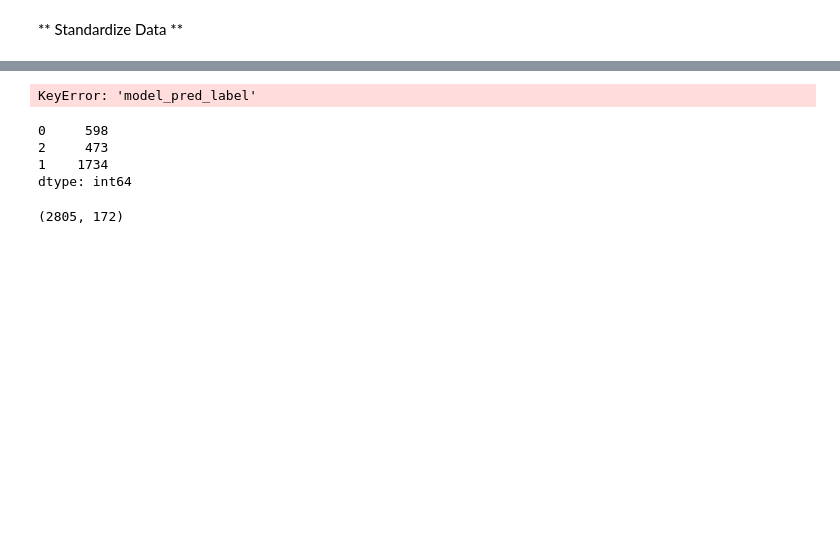
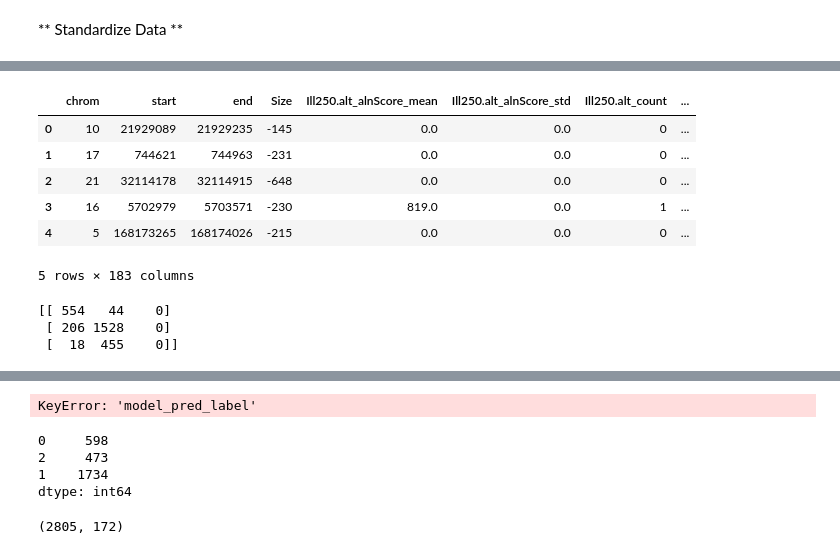
Before and after one commit to lesleymaraina/NIST, a Jupyter notebook: Notebooks/CrowdVariant/CrowdVariantAnalysis - Machine Learning-Copy1.ipynb, the cells around one changed output, grey strips where cells are left out. Saved outputs shown, nothing was run; the diff lists cells and outputs as text; code cells hidden in the pictures; blank space fills up the shorter version.

```diff
--- a/Notebooks/CrowdVariant/CrowdVariantAnalysis - Machine Learning-Copy1.ipynb
+++ b/Notebooks/CrowdVariant/CrowdVariantAnalysis - Machine Learning-Copy1.ipynb
@@ -438,0 +534,2 @@ ValueError: Number of features of the model must match the input. Model n_featur
+# %%
+X6 = pd.read_csv('/Users/lmc2/NIST/Notebooks/CrowdVariant/X6_2.csv')
@@ -438,0 +550,12 @@ ValueError: Number of features of the model must match the input. Model n_featur
+# %%
+X6['GIAB_Crowd'] = HG002_pred['GIAB_Crowd']
+X6['model_pred_label'] = model.predict(X)
+X6['chrom'] = HG002_pred_2['chrom']
+X6['start'] = HG002_pred_2['start']
+X6['end'] = HG002_pred_2['end']
+X6['Size'] = HG002_pred_2['Size']
+X6['GTcons'] = HG002_pred_2['GTcons']
+X6['Ill250.GT'] = HG002_pred_2['Ill250.GT']
+X6['Ill300x.GT'] = HG002_pred_2['Ill300x.GT']
+X6['IllMP.GT'] = HG002_pred_2['IllMP.GT']
+X6['pacbio.GT'] = HG002_pred_2['pacbio.GT']
@@ -438,0 +578,3 @@ ValueError: Number of features of the model must match the input. Model n_featur
+# %%
+X6.rename(columns={'1': 'Hom_Var'}, inplace=True)
+X6.rename(columns={'2': 'Het_Var'}, inplace=True)
@@ -438,0 +593,19 @@ ValueError: Number of features of the model must match the input. Model n_featur
+# %%
+X6.head()
+# %% [output]
+|  | chrom | start | end | Size | Ill250.alt_alnScore_mean | Ill250.alt_alnScore_std | Ill250.alt_count | ... |
+| 0 | 10 | 21929089 | 21929235 | -145 | 0.0 | 0.0 | 0 | ... |
+| 1 | 17 | 744621 | 744963 | -231 | 0.0 | 0.0 | 0 | ... |
+| 2 | 21 | 32114178 | 32114915 | -648 | 0.0 | 0.0 | 0 | ... |
+| 3 | 16 | 5702979 | 5703571 | -230 | 819.0 | 0.0 | 1 | ... |
+| 4 | 5 | 168173265 | 168174026 | -215 | 0.0 | 0.0 | 0 | ... |
+5 rows × 183 columns
+# %%
+from sklearn.metrics import confusion_matrix
+ytest = X6['GIAB_Crowd']
+predict = X6['model_pred_label']
+print(confusion_matrix(ytest, predict))
+# %% [output]
+[[ 554   44    0]
+ [ 206 1528    0]
+ [  18  455    0]]
```
Also changed, not shown: parts of 85 cells of this notebook, 40 other files.
